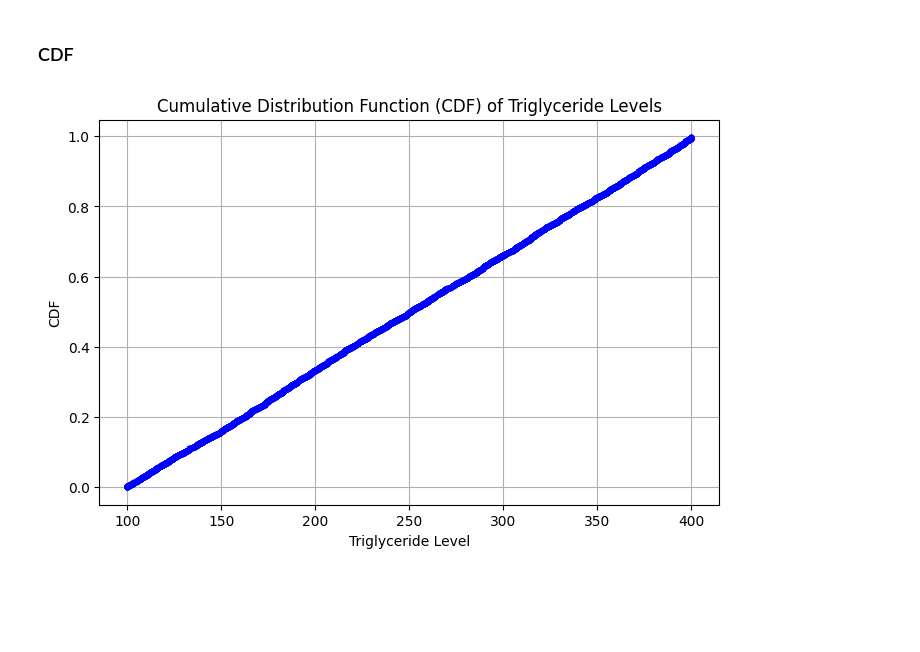
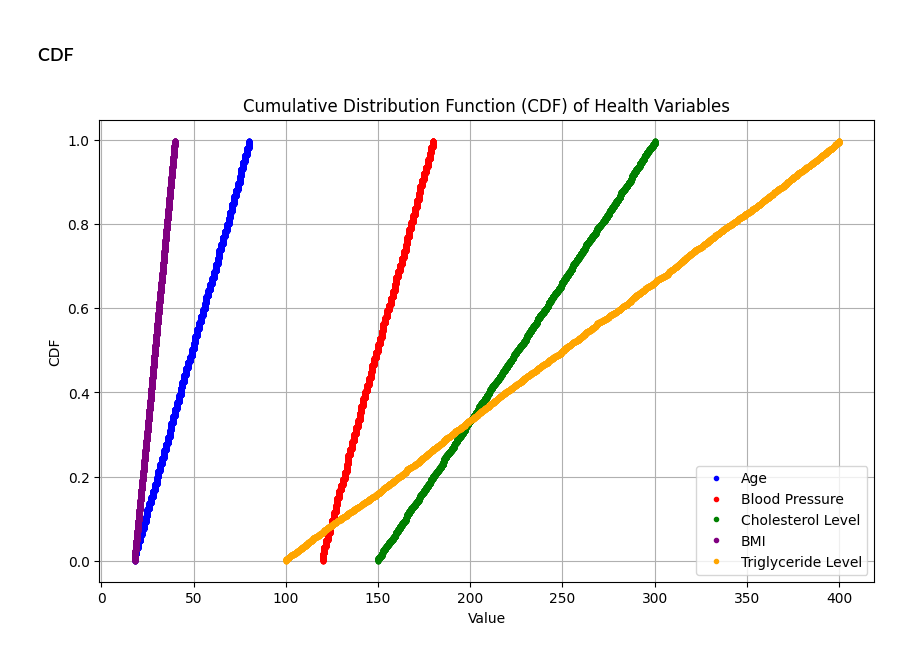
Before and after one commit to surenther/Bellevue-EDA, a Jupyter notebook: Project/Suren.ipynb, the cells around one changed output. Drawn from its saved outputs; the diff is of its cells as text; code cells hidden in the pictures; blank space fills up the shorter version.

Commit message:
Updated charts with multiple variables

```diff
--- a/Project/Suren.ipynb
+++ b/Project/Suren.ipynb
@@ -170,19 +195,24 @@ plt.show()
 # %% [markdown]
 ### CDF
 # %%
-# Choose variable for CDF (Triglyceride Level)
-data = df['Triglyceride Level'].sort_values()
+# Define variables to plot
+variables = ['Age', 'Blood Pressure', 'Cholesterol Level', 'BMI', 'Triglyceride Level']
+colors = ['blue', 'red', 'green', 'purple', 'orange']
 
-# Compute CDF
-cdf = np.arange(1, len(data) + 1) / len(data)
+plt.figure(figsize=(10, 6))
 
-# Plot the CDF
-plt.figure(figsize=(8, 5))
-plt.plot(data, cdf, marker='.', linestyle='none', color='blue')
-plt.xlabel('Triglyceride Level')
+# Compute and plot CDF for each variable
+for var, color in zip(variables, colors):
+    data = df[var].sort_values()
+    cdf = np.arange(1, len(data) + 1) / len(data)
+    plt.plot(data, cdf, marker='.', linestyle='none', color=color, label=var)
+
+# Customize plot
+plt.xlabel('Value')
 plt.ylabel('CDF')
-plt.title('Cumulative Distribution Function (CDF) of Triglyceride Levels')
+plt.title('Cumulative Distribution Function (CDF) of Health Variables')
+plt.legend()
 plt.grid()
 plt.show()
 # %% [output]
-[figure, old version]
+[figure, new version]
```
Also changed, not shown: parts of 11 cells of this notebook.
